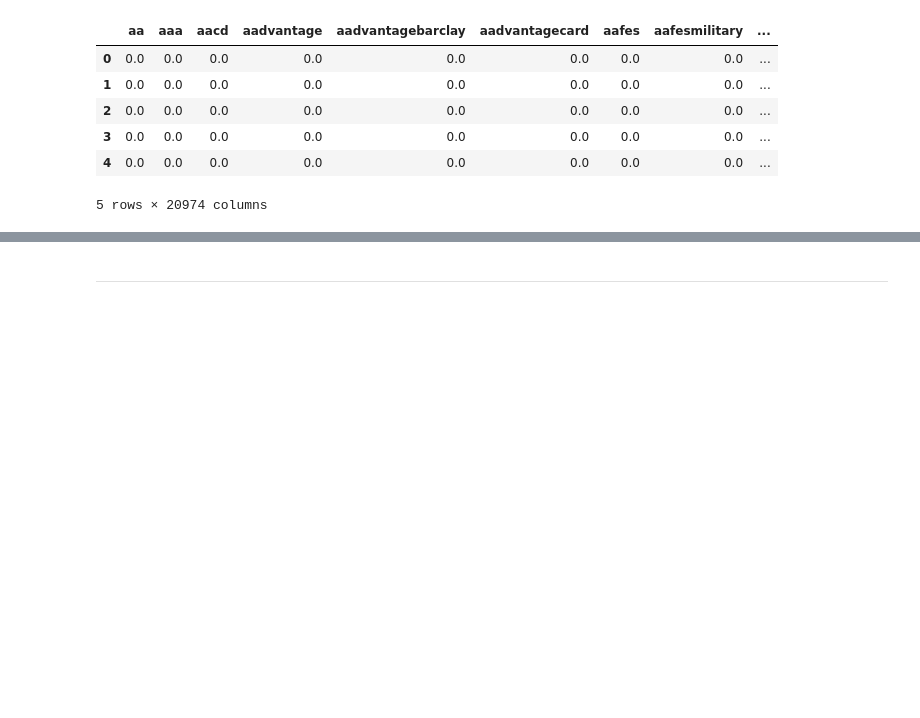
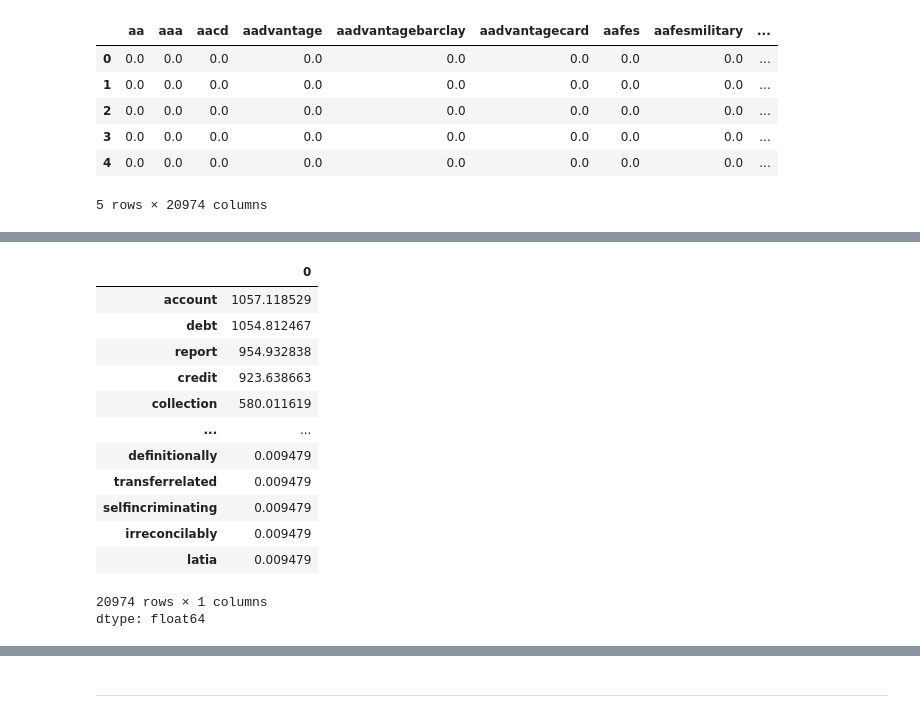
Before and after one commit to melaniedaniel7/CFPB-Text-Analysis-Using-NLP-Techniques, a Jupyter notebook: Task 1: Use NLP techniques to analyze a collection of texts.ipynb, the cells around one changed output, grey strips where cells are left out. Saved outputs shown, nothing was run; the diff lists cells and outputs as text; code cells hidden in the pictures; blank space fills up the shorter version.

```diff
--- a/Task 1: Use NLP techniques to analyze a collection of texts.ipynb
+++ b/Task 1: Use NLP techniques to analyze a collection of texts.ipynb
@@ -292,0 +331,21 @@ Shape of TF-IDF matrix: (14965, 20974)
+# %%
+# Used the project example for this, provided by the lecturer
+
+# TF-IDF approach
+# Sorting through words with the highest frequency
+TFIDF_df.sum().sort_values(ascending=False)
+# %% [output]
+|  | 0 |
+| account | 1057.118529 |
+| debt | 1054.812467 |
+| report | 954.932838 |
+| credit | 923.638663 |
+| collection | 580.011619 |
+| ... | ... |
+| definitionally | 0.009479 |
+| transferrelated | 0.009479 |
+| selfincriminating | 0.009479 |
+| irreconcilably | 0.009479 |
+| latia | 0.009479 |
+20974 rows × 1 columns
+dtype: float64
```
Also changed, not shown: parts of 7 cells of this notebook.
